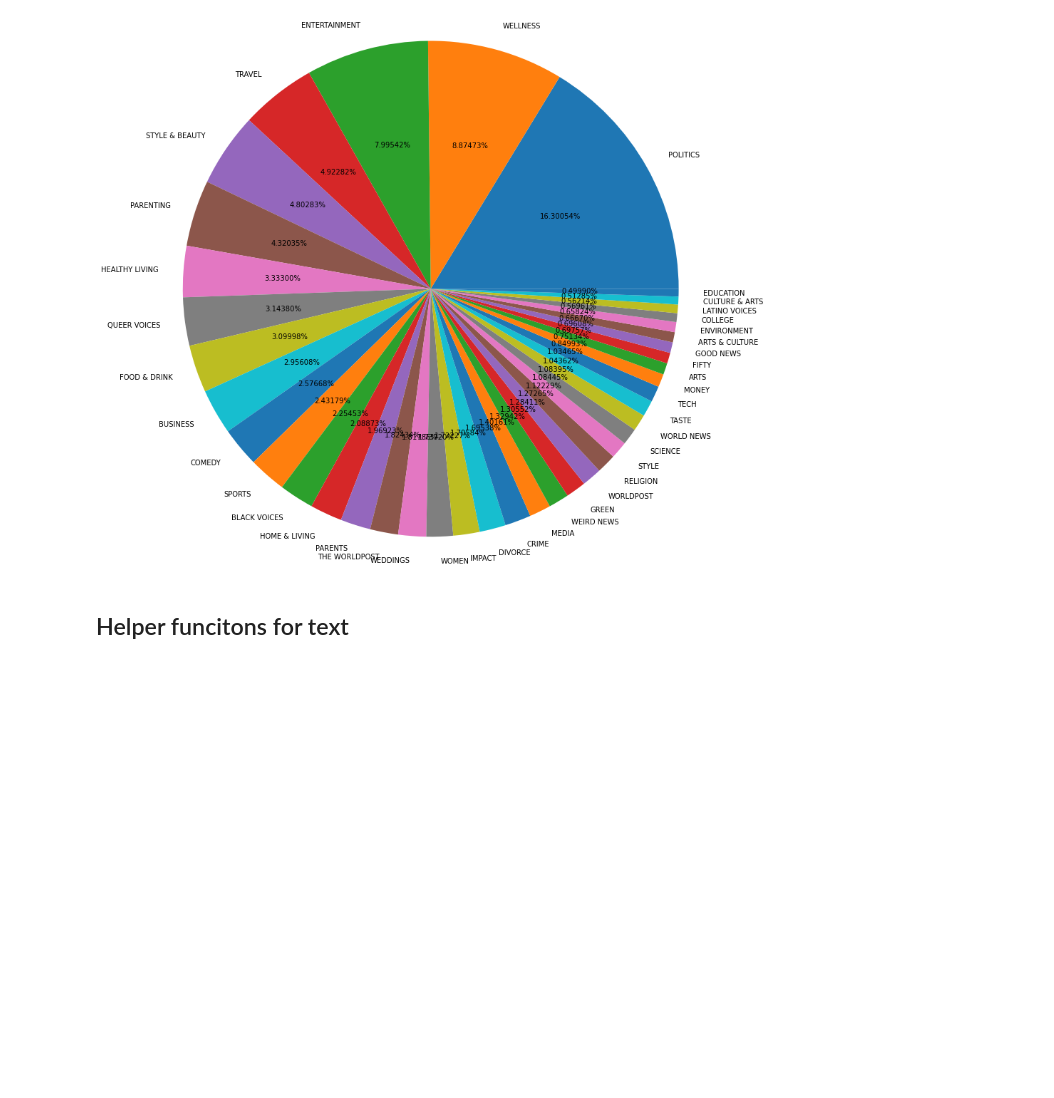
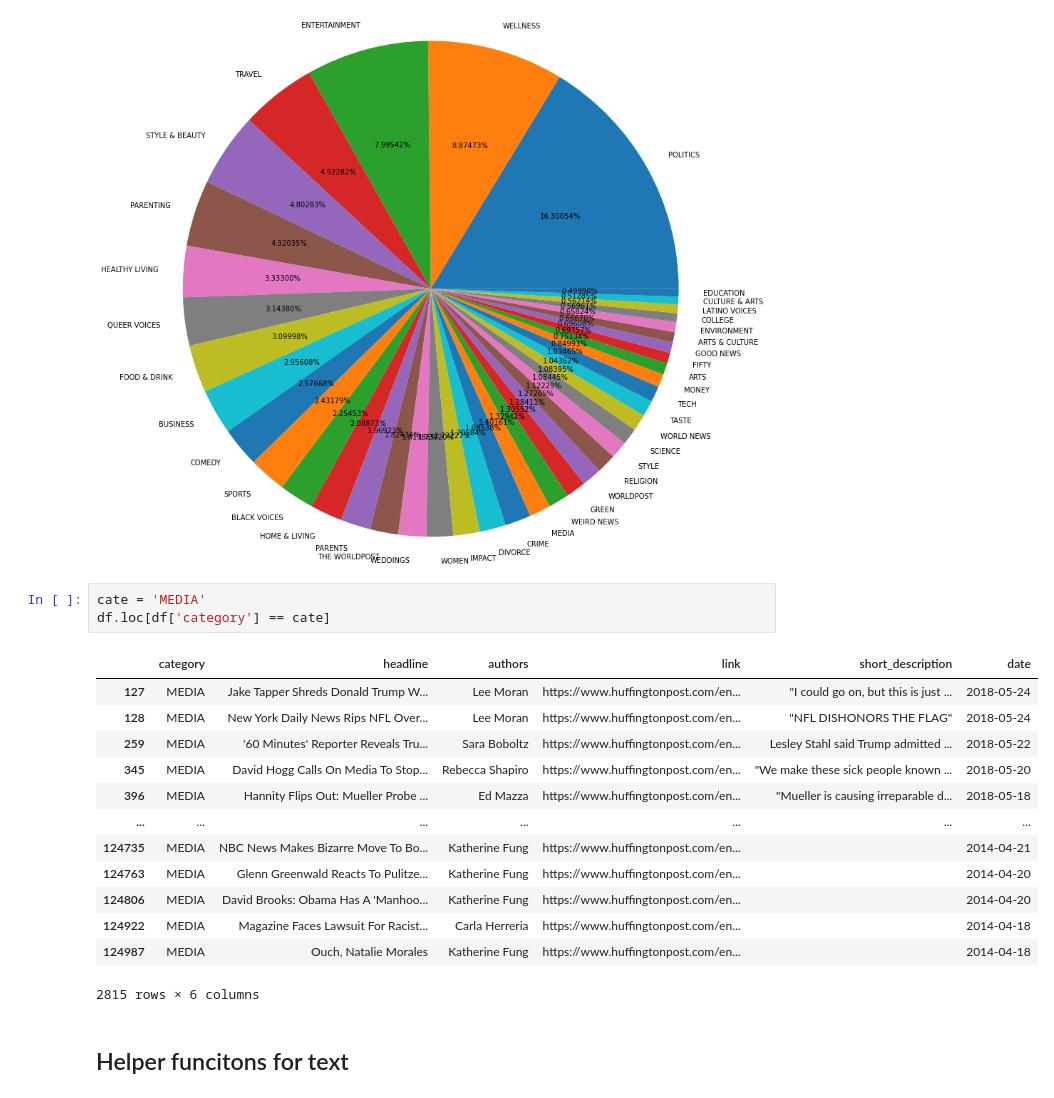
Before and after one commit to michael0419/TitleSkimmerDataAnalytics, a Jupyter notebook: jupyterNotebooks/HuffingtonPostExploratory.ipynb, the cells around one changed output. Saved outputs shown, nothing was run; the diff lists cells and outputs as text; blank space fills up the shorter version.

```diff
--- a/jupyterNotebooks/HuffingtonPostExploratory.ipynb
+++ b/jupyterNotebooks/HuffingtonPostExploratory.ipynb
@@ -171,6 +171,23 @@ plt.pie(data , labels = data.keys(), autopct="%0.5f%%", radius = 4)
 plt.show()
 # %% [output]
 [figure]
+# %%
+cate = 'MEDIA'
+df.loc[df['category'] == cate]
+# %% [output]
+|  | category | headline | authors | link | short_description | date |
+| 127 | MEDIA | Jake Tapper Shreds Donald Trump W... | Lee Moran | https://www.huffingtonpost.com/en... | "I could go on, but this is just ... | 2018-05-24 |
+| 128 | MEDIA | New York Daily News Rips NFL Over... | Lee Moran | https://www.huffingtonpost.com/en... | "NFL DISHONORS THE FLAG" | 2018-05-24 |
+| 259 | MEDIA | '60 Minutes' Reporter Reveals Tru... | Sara Boboltz | https://www.huffingtonpost.com/en... | Lesley Stahl said Trump admitted ... | 2018-05-22 |
+| 345 | MEDIA | David Hogg Calls On Media To Stop... | Rebecca Shapiro | https://www.huffingtonpost.com/en... | "We make these sick people known ... | 2018-05-20 |
+| 396 | MEDIA | Hannity Flips Out: Mueller Probe ... | Ed Mazza | https://www.huffingtonpost.com/en... | "Mueller is causing irreparable d... | 2018-05-18 |
+| ... | ... | ... | ... | ... | ... | ... |
+| 124735 | MEDIA | NBC News Makes Bizarre Move To Bo... | Katherine Fung | https://www.huffingtonpost.com/en... |  | 2014-04-21 |
+| 124763 | MEDIA | Glenn Greenwald Reacts To Pulitze... | Katherine Fung | https://www.huffingtonpost.com/en... |  | 2014-04-20 |
+| 124806 | MEDIA | David Brooks: Obama Has A 'Manhoo... | Katherine Fung | https://www.huffingtonpost.com/en... |  | 2014-04-20 |
+| 124922 | MEDIA | Magazine Faces Lawsuit For Racist... | Carla Herreria | https://www.huffingtonpost.com/en... |  | 2014-04-18 |
+| 124987 | MEDIA | Ouch, Natalie Morales | Katherine Fung | https://www.huffingtonpost.com/en... |  | 2014-04-18 |
+2815 rows × 6 columns
 # %% [markdown]
 ## Helper funcitons for text
 # %%
```
Also changed, not shown: parts of 6 cells of this notebook, 4 other files.
